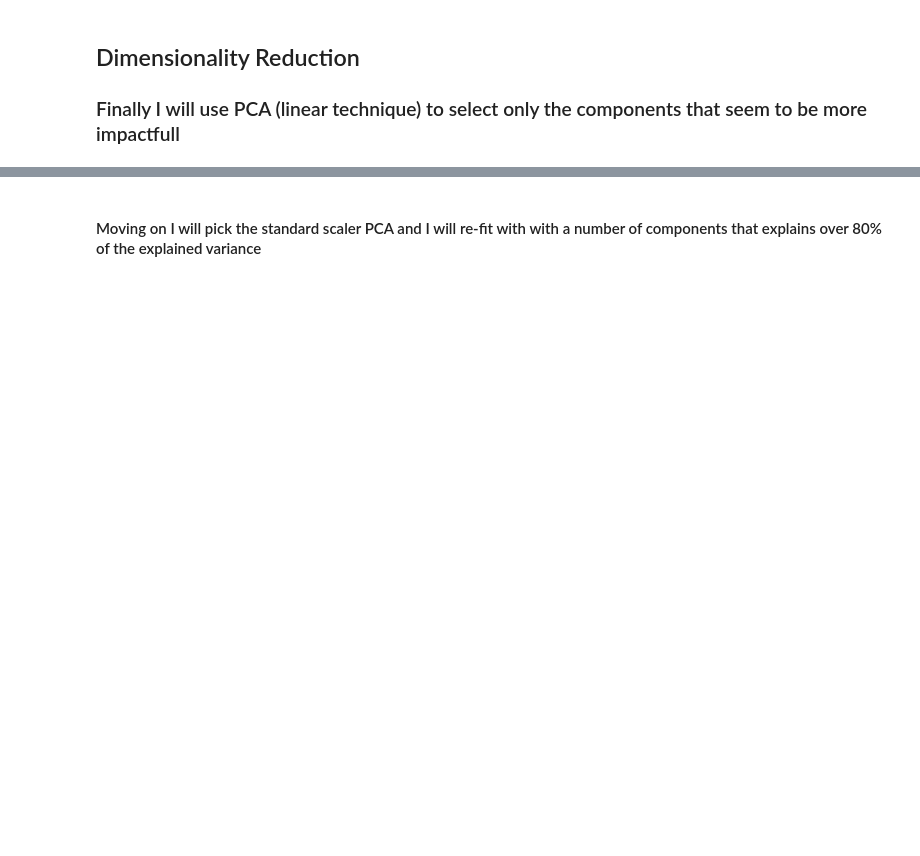
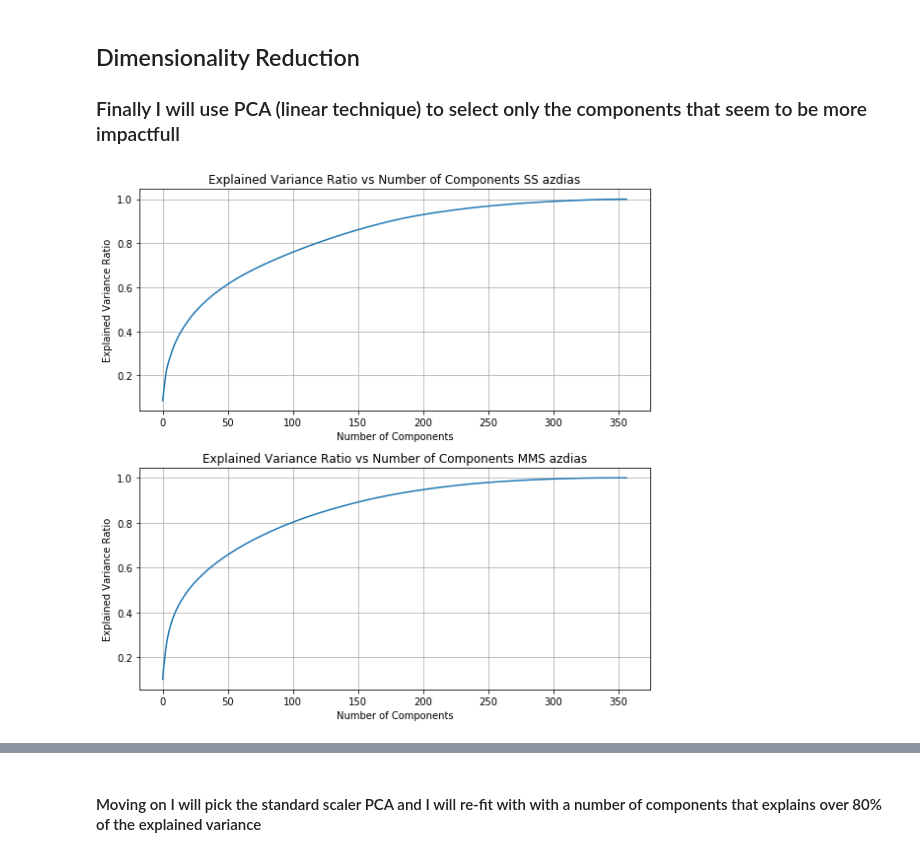
Before and after one commit to sousablde/Arvato-Bertelsmann-Customer-Acquisition, a Jupyter notebook: Arvato Project Workbook.ipynb, the cells around one changed output, grey strips where cells are left out. Saved outputs shown, nothing was run; the diff lists cells and outputs as text; code cells hidden in the pictures; blank space fills up the shorter version.

```diff
--- a/Arvato Project Workbook.ipynb
+++ b/Arvato Project Workbook.ipynb
@@ -391,7 +405,3 @@ row_hist(azdias, customers, 30)
 #### Based on this visualization we deduct 2 things
 ##### - most of the rows have less than 100 missing values
 ##### - both customer and azdias have probably overlapping rows in which they are missing the same info
-# %%
-#deleting rows based on the information acquired in the previous histogram
-azdias = row_dropper(azdias, 100)
-customers = row_dropper(customers, 100)
@@ -417,2 +407,0 @@ So to finalize this step I will drop these columns
-# %%
-azdias = azdias.drop(['REGIOTYP', 'KKK'], inplace=False, axis=1)
@@ -537,3 +530,5 @@ customers_MMS.to_csv(r"C:\Users\sousa\Desktop\github\Arvato\data\customers_MMS.c
 # %%
-scree_plots(azdias_SS_pca, azdias_RS_pca, azdias_MMS_pca, ' azdias')
+scree_plots(azdias_SS_pca, azdias_MMS_pca, ' azdias')
+# %% [output]
+[figure, added]
 # %%
```
Also changed, not shown: parts of 83 cells of this notebook, 4 other files.
